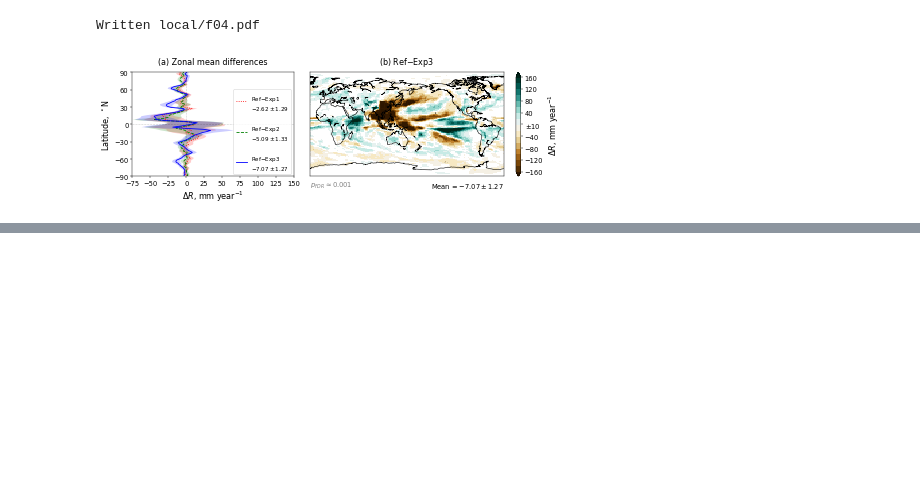
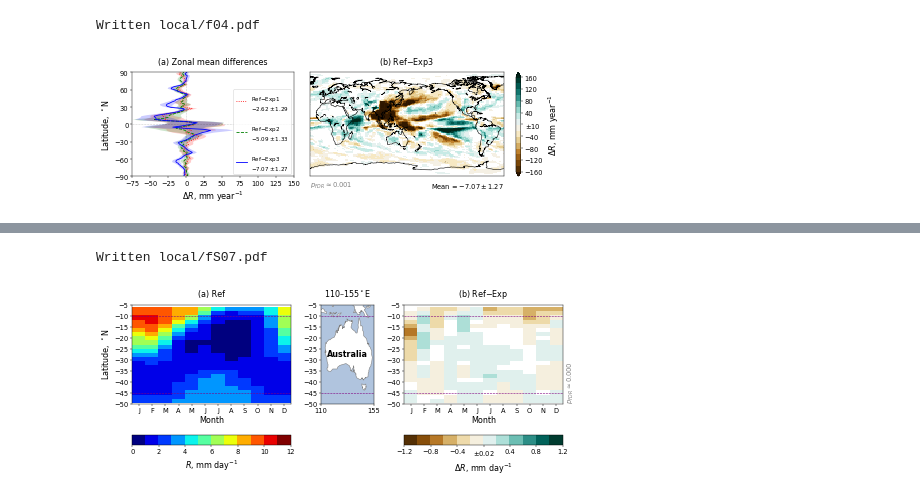
Before and after one commit to grandey/p17d-sulphur-eas-eqm, a Jupyter notebook: analysis_draft2018a/figures_draft2018a.ipynb, the cells around one changed output, grey strips where cells are left out. Saved outputs shown, nothing was run; the diff lists cells and outputs as text; code cells hidden in the pictures; blank space fills up the shorter version.

```diff
--- a/analysis_draft2018a/figures_draft2018a.ipynb
+++ b/analysis_draft2018a/figures_draft2018a.ipynb
@@ -899,0 +926,13 @@ Written local/f04.pdf
+# %%
+# Total precipitation rate over Australia
+hovmuller_ref_diff(variable='PRECC+PRECL', f_or_b='b', region='Aus',
+                   ref_vlim=[0, 12], ref_whiteout='0.0',
+                   ref_cmap_name='jet', ref_nlev=12,
+                   diff_vlim=[-1.2, 1.2], diff_whiteout='0.02',
+                   diff_cmap_name='BrBG', diff_nlev=12,
+                   ylim=[-50, -5],
+                   file_prefix='fS{:02}'.format(supp_figure_counter))
+supp_figure_counter += 1
+# %% [output]
+Written local/fS07.pdf
+[figure, added]
```
Also changed, not shown: parts of 6 cells of this notebook.
